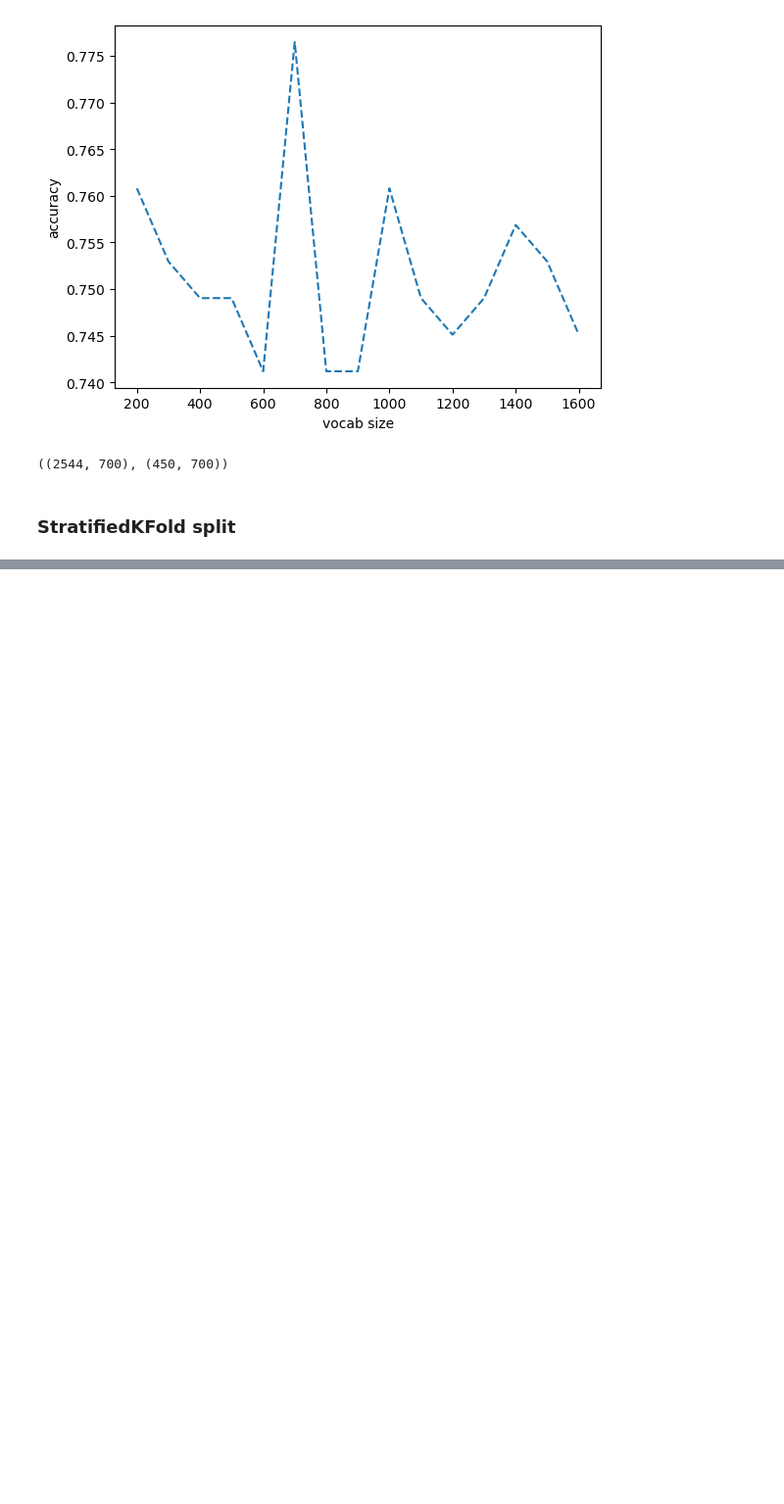
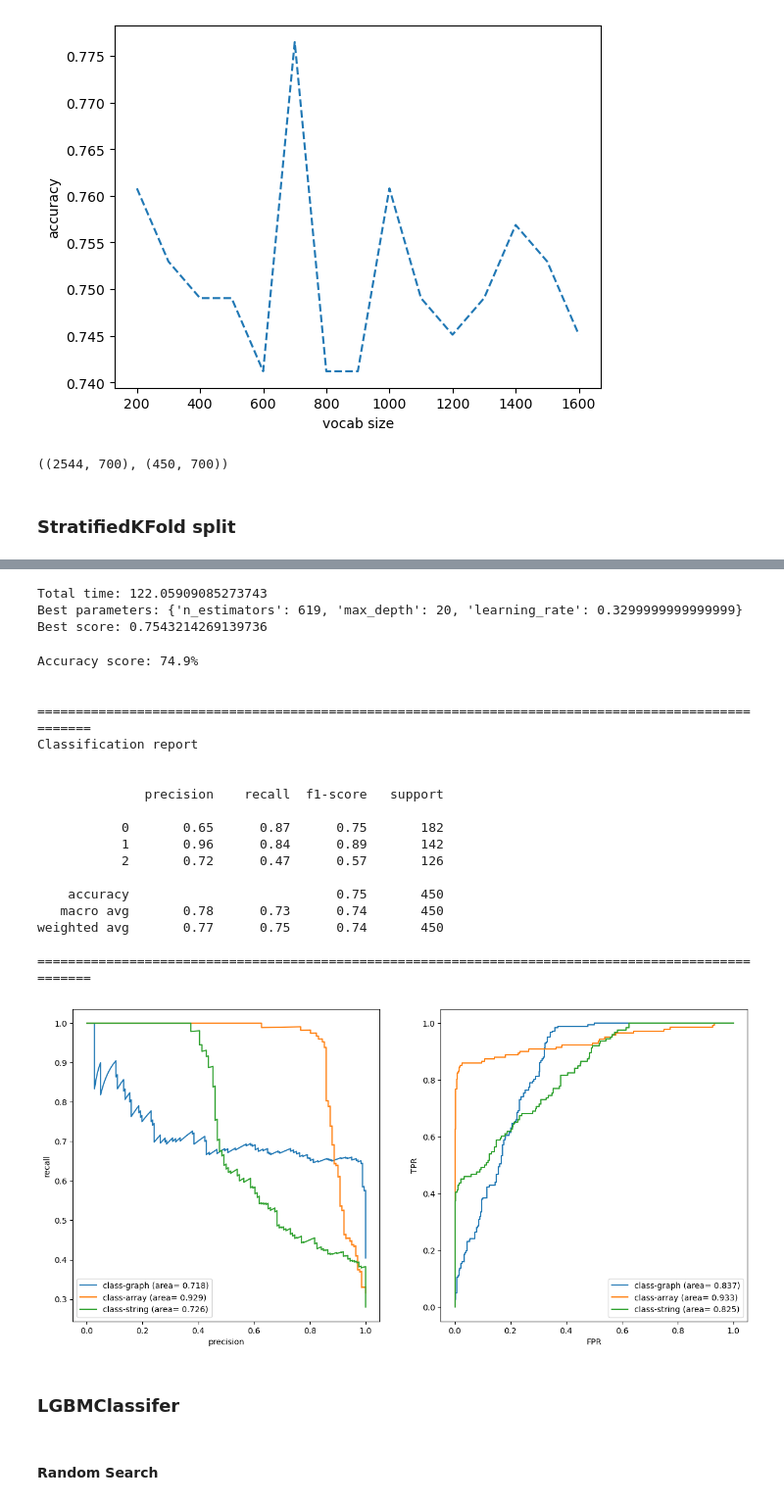
Before and after one commit to SkAndMl/question_tagging, a Jupyter notebook: notebooks/QuestionTagging.ipynb, the cells around one changed output, grey strips where cells are left out. Shown at 98% size. Drawn from its saved outputs; the diff is of its cells as text; code cells hidden in the pictures; blank space fills up the shorter version.

```diff
--- a/notebooks/QuestionTagging.ipynb
+++ b/notebooks/QuestionTagging.ipynb
@@ -473,0 +540,58 @@ Pipeline(steps=[('vectorizer', TfidfVectorizer(max_features=2200)),
+# %%
+param_distributions = {
+    "learning_rate" : np.arange(0.1, 1.1, 0.01),
+    "max_depth" : range(10, 31),
+    "n_estimators" : range(200, 1501)
+}
+
+rand_cv = model_selection.RandomizedSearchCV(
+    estimator=xgb.XGBClassifier(random_state=SEED),
+    param_distributions=param_distributions,
+    cv=model_selection.StratifiedKFold(n_splits=5, shuffle=True, random_state=SEED),
+    scoring="accuracy",
+    random_state=SEED
+)
+
+start_time = time()
+
+rand_cv.fit(X_train, y_train)
+
+end_time = time()
+
+print(f"Total time: {end_time-start_time}")
+print(f"Best parameters: {rand_cv.best_params_}")
+print(f"Best score: {rand_cv.best_score_}")
+# %% [output]
+Total time: 122.05909085273743
+Best parameters: {'n_estimators': 619, 'max_depth': 20, 'learning_rate': 0.3299999999999999}
+Best score: 0.7543214269139736
+# %%
+xgb_model = xgb.XGBClassifier(
+    random_state=SEED,
+    n_estimators=619,
+    max_depth=20,
+    learning_rate=0.33
+)
+xgb_model = xgb_model.fit(X_train, y_train)
+y_proba = xgb_model.predict_proba(X_test)
+evaluation_metrics(y_test, y_proba)
+# %% [output]
+Accuracy score: 74.9%
+
+
+====================================================================================================
+Classification report
+
+
+              precision    recall  f1-score   support
+
+           0       0.65      0.87      0.75       182
+           1       0.96      0.84      0.89       142
+           2       0.72      0.47      0.57       126
+
+    accuracy                           0.75       450
+   macro avg       0.78      0.73      0.74       450
+weighted avg       0.77      0.75      0.74       450
+
+====================================================================================================
+[figure, added]
@@ -473,0 +600,4 @@ Pipeline(steps=[('vectorizer', TfidfVectorizer(max_features=2200)),
+# %% [markdown]
+### LGBMClassifer
+# %% [markdown]
+#### Random Search
```
Also changed, not shown: parts of 57 cells of this notebook.
